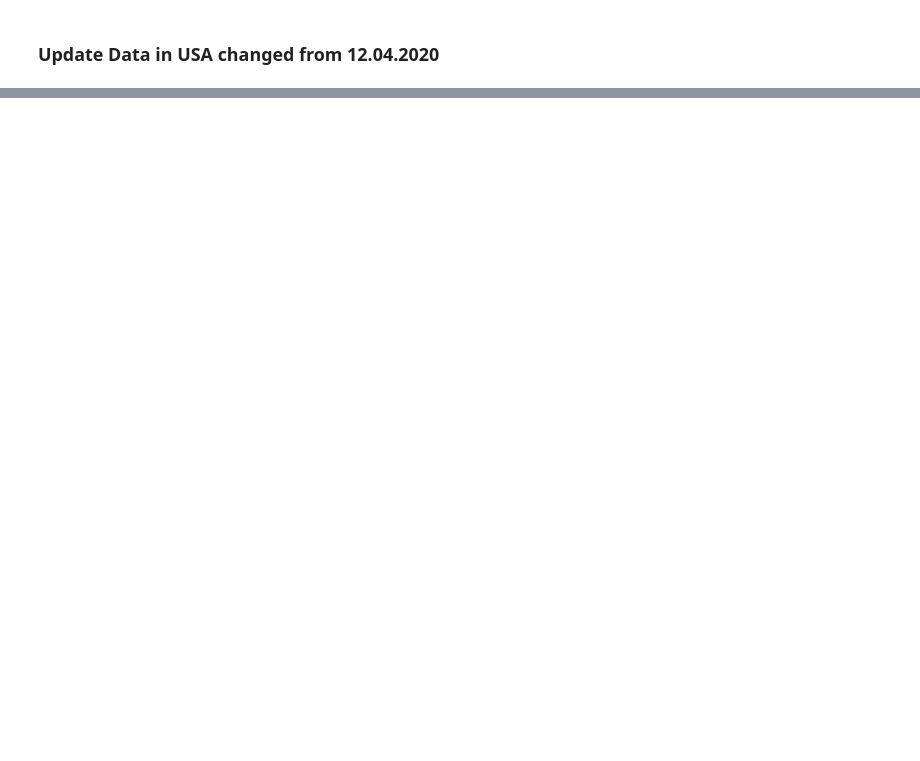
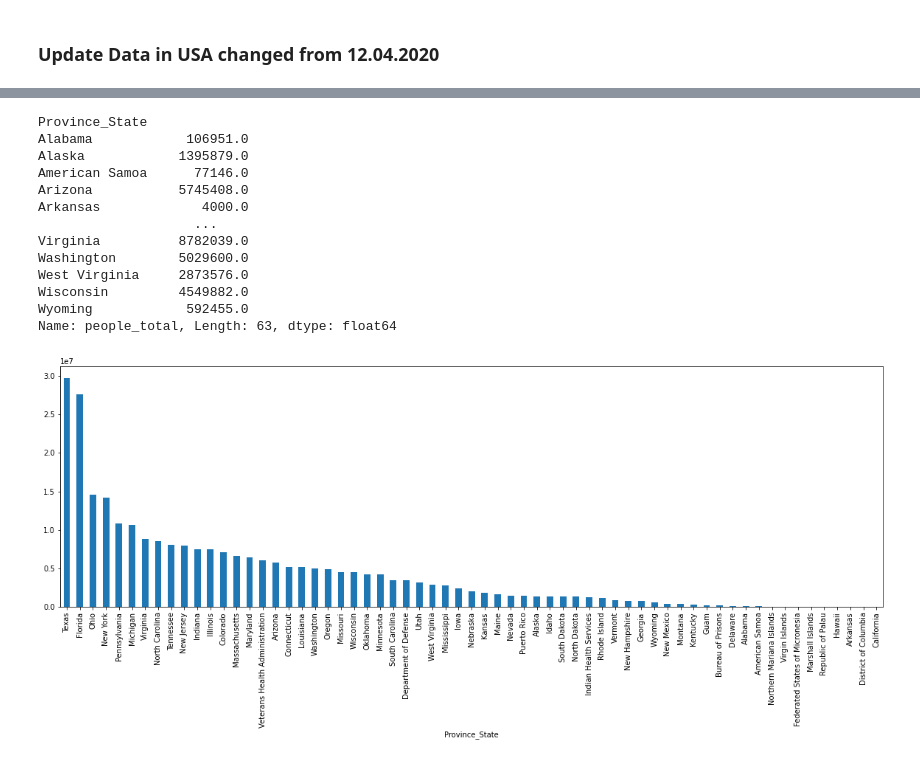
Before and after one commit to lphan/ML-Practices, a Jupyter notebook: 18_Covid-19/18_Covid-19_USA.ipynb, the cells around one changed output, grey strips where cells are left out. Saved outputs shown, nothing was run; the diff lists cells and outputs as text; code cells hidden in the pictures; blank space fills up the shorter version.

```diff
--- a/18_Covid-19/18_Covid-19_USA.ipynb
+++ b/18_Covid-19/18_Covid-19_USA.ipynb
@@ -142,0 +200,19 @@ data_us[-1].sort_values('Recovered', ascending=False).head(10)[['Province_State'
+# %%
+states_vaccine['people_total'].sort_values(ascending=False).plot(kind='bar')
+# plt.xticks(rotation=60)
+states_vaccine['people_total']
+# %% [output]
+Province_State
+Alabama            106951.0
+Alaska            1395879.0
+American Samoa      77146.0
+Arizona           5745408.0
+Arkansas             4000.0
+                    ...
+Virginia          8782039.0
+Washington        5029600.0
+West Virginia     2873576.0
+Wisconsin         4549882.0
+Wyoming            592455.0
+Name: people_total, Length: 63, dtype: float64
+[figure, added]
```
Also changed, not shown: parts of 13 cells of this notebook, 17 other files.
